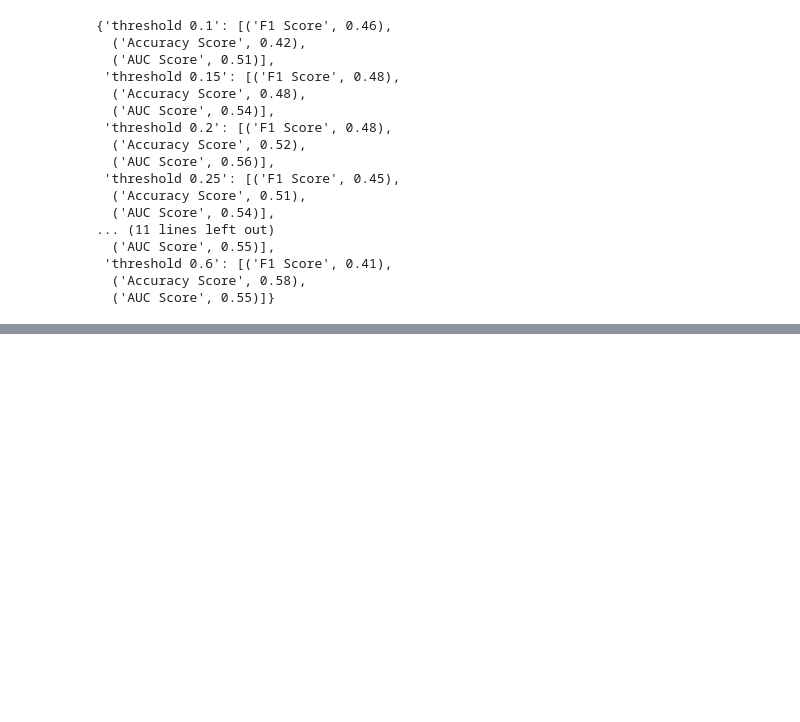
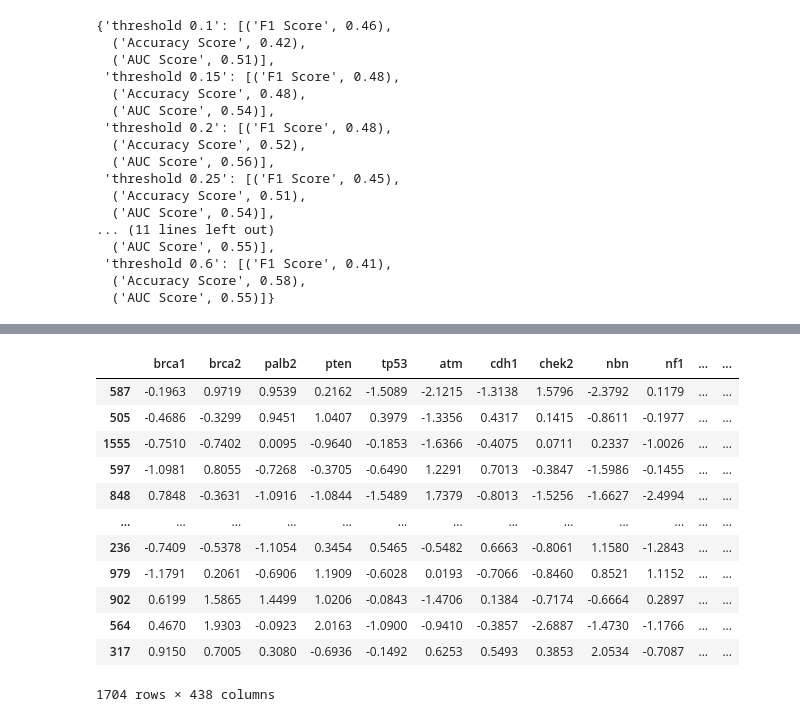
Before and after one commit to Cpizzle1/capstone2, a Jupyter notebook: notebooks/Models.ipynb, the cells around one changed output, grey strips where cells are left out. Drawn from its saved outputs; the diff is of its cells as text; code cells hidden in the pictures; blank space fills up the shorter version.

Commit message:
got VIF ready dataframe, better logistic ROC curve, and model notebook updated with VIF dataframe, and using <1 lambads or cs in logistic regression model

```diff
--- a/notebooks/Models.ipynb
+++ b/notebooks/Models.ipynb
@@ -831,0 +912,9 @@ results
+# %%
+def drop_columns_in_lst(df, lst):
+    for i in df.columns:
+        if i in lst:
+            print(i)
+            df.drop(columns = [i], inplace = True)
+    return df
+# %%
+mrna1_copy = mrna1.copy()
@@ -831,0 +927,2 @@ results
+# %%
+df_vif_test = drop_columns_in_lst(mrna1_copy, column_drop_list)
@@ -831,0 +957,2 @@ results
+# %%
+df_vif_test['death_from_cancer'] =
@@ -831,0 +976,16 @@ results
+# %%
+df_vif_test
+# %% [output]
+|  | brca1 | brca2 | palb2 | pten | tp53 | atm | cdh1 | chek2 | nbn | nf1 | ... | ... |
+| 587 | -0.1963 | 0.9719 | 0.9539 | 0.2162 | -1.5089 | -2.1215 | -1.3138 | 1.5796 | -2.3792 | 0.1179 | ... | ... |
+| 505 | -0.4686 | -0.3299 | 0.9451 | 1.0407 | 0.3979 | -1.3356 | 0.4317 | 0.1415 | -0.8611 | -0.1977 | ... | ... |
+| 1555 | -0.7510 | -0.7402 | 0.0095 | -0.9640 | -0.1853 | -1.6366 | -0.4075 | 0.0711 | 0.2337 | -1.0026 | ... | ... |
+| 597 | -1.0981 | 0.8055 | -0.7268 | -0.3705 | -0.6490 | 1.2291 | 0.7013 | -0.3847 | -1.5986 | -0.1455 | ... | ... |
+| 848 | 0.7848 | -0.3631 | -1.0916 | -1.0844 | -1.5489 | 1.7379 | -0.8013 | -1.5256 | -1.6627 | -2.4994 | ... | ... |
+| ... | ... | ... | ... | ... | ... | ... | ... | ... | ... | ... | ... | ... |
+| 236 | -0.7409 | -0.5378 | -1.1054 | 0.3454 | 0.5465 | -0.5482 | 0.6663 | -0.8061 | 1.1580 | -1.2843 | ... | ... |
+| 979 | -1.1791 | 0.2061 | -0.6906 | 1.1909 | -0.6028 | 0.0193 | -0.7066 | -0.8460 | 0.8521 | 1.1152 | ... | ... |
+| 902 | 0.6199 | 1.5865 | 1.4499 | 1.0206 | -0.0843 | -1.4706 | 0.1384 | -0.7174 | -0.6664 | 0.2897 | ... | ... |
+| 564 | 0.4670 | 1.9303 | -0.0923 | 2.0163 | -1.0900 | -0.9410 | -0.3857 | -2.6887 | -1.4730 | -1.1766 | ... | ... |
+| 317 | 0.9150 | 0.7005 | 0.3080 | -0.6936 | -0.1492 | 0.6253 | 0.5493 | 0.3853 | 2.0534 | -0.7087 | ... | ... |
+1704 rows × 438 columns
```
Also changed, not shown: parts of 19 cells of this notebook, 2 other files.
